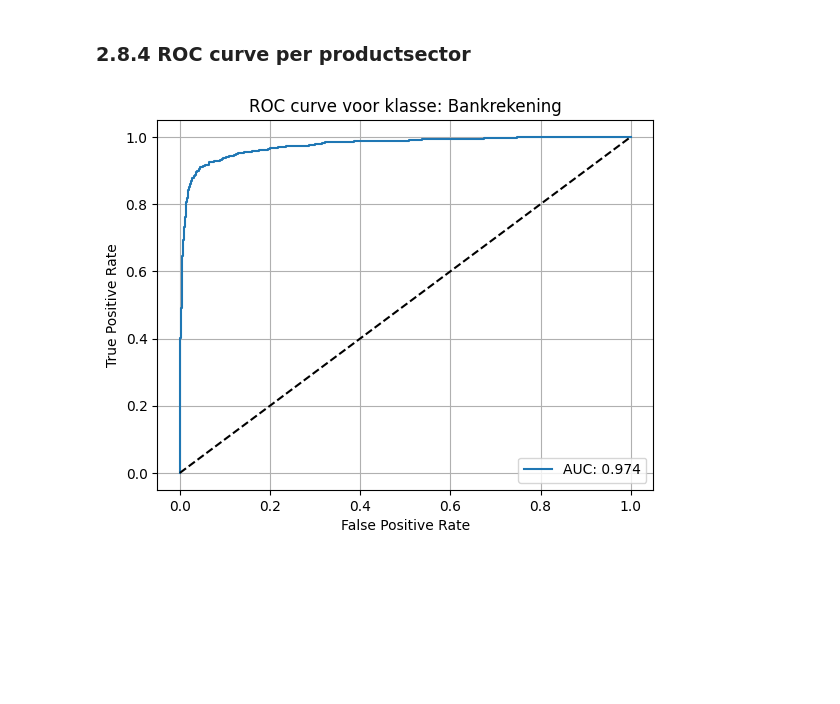
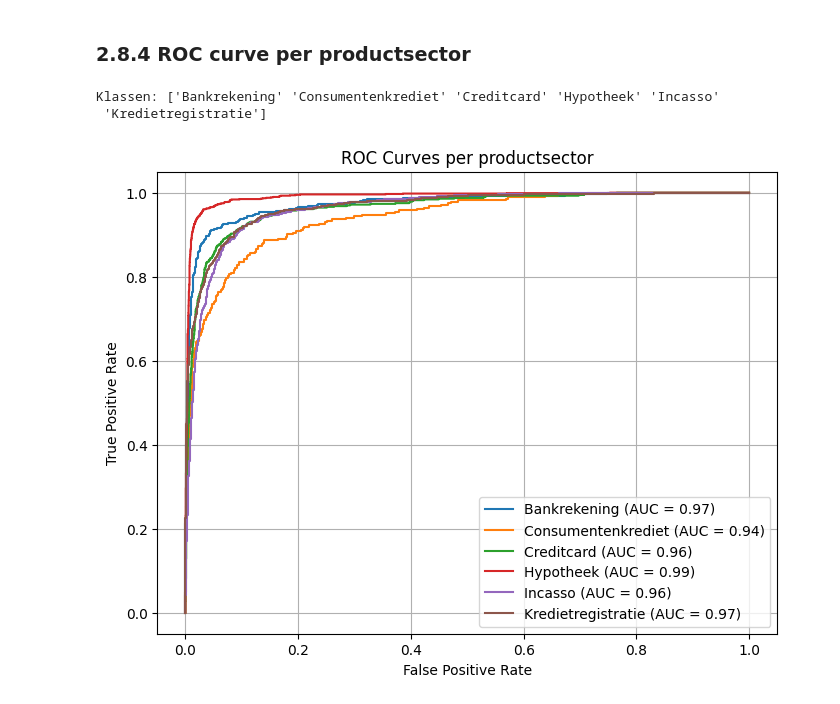
Before and after one commit to OdessaA/dataproject_1, a Jupyter notebook: 02_NLP_Model_Training.ipynb, the cells around one changed output. Cells and saved outputs as stored; diff of their text form; code cells hidden in the pictures; blank space fills up the shorter version.

Commit message:
woordfrequentie tabel per productsector + ROC Curve per productsector toegevoegd

```diff
--- a/02_NLP_Model_Training.ipynb
+++ b/02_NLP_Model_Training.ipynb
@@ -172,29 +191,29 @@ print("AUC:", auc)
 AUC: 0.9665087030722557
 # %% [markdown]
 ### 2.8.4 ROC curve per productsector
+# %%
+print("Klassen:", pipeline['model'].classes_) # dit zijn alle productsectoren in het model
+# %% [output]
+Klassen: ['Bankrekening' 'Consumentenkrediet' 'Creditcard' 'Hypotheek' 'Incasso'
+ 'Kredietregistratie']
 # %%
-classes = pipeline['model'].classes_
+classes = pipeline['model'].classes_ # krijg de klassen(productsectoren) uit het model
+plt.figure(figsize=(8,6))
 
-class_name = classes[0]  # index veranderen om andere klassen te bekijken
-class_index = list(classes).index(class_name)
+for i in range(len(classes)): # loop over elke productsector
+    class_name = classes[i]
+    y_binary = (y_test == class_name).astype(int) # binaire labels voor de huidige produyctsector
+    proba = y_proba[:, i] # waarschijnlijkheden voor de huidige productsector
+    fpr, tpr, _ = roc_curve(y_binary, proba) # bereken FPR en TPR
+    auc_score = roc_auc_score(y_binary, proba) # bereken AUC
 
-# binary labels maken
-y_binary = (y_test == class_name).astype(int)
-proba_class = y_proba[:, class_index]
+    plt.plot(fpr, tpr, label=f'{class_name} (AUC = {auc_score:.2f})')
 
-# ROC curve
-fpr, tpr, thresholds = roc_curve(y_binary, proba_class)
-
-# AUC voor de specifieke klasse
-auc_class = roc_auc_score(y_binary, proba_class)
-
-plt.plot(fpr, tpr, label=f'AUC: {auc_class:.3f}')
-plt.plot([0,1],[0,1],'k--')
-plt.xlabel("False Positive Rate")
-plt.ylabel("True Positive Rate")
-plt.title(f"ROC curve voor klasse: {class_name}")
+plt.xlabel('False Positive Rate')
+plt.ylabel('True Positive Rate')
+plt.title('ROC Curves per productsector')
 plt.legend()
 plt.grid(True)
 plt.show()
 # %% [output]
-[figure, old version]
+[figure, new version]
```
Also changed, not shown: parts of 6 cells of this notebook.
